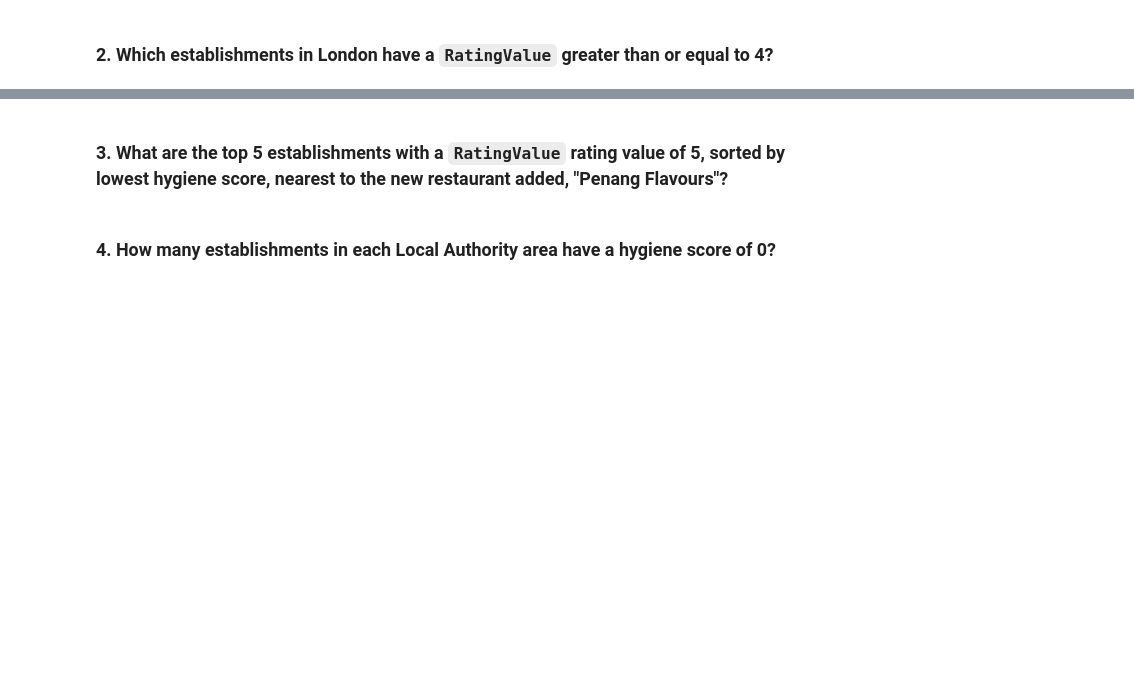
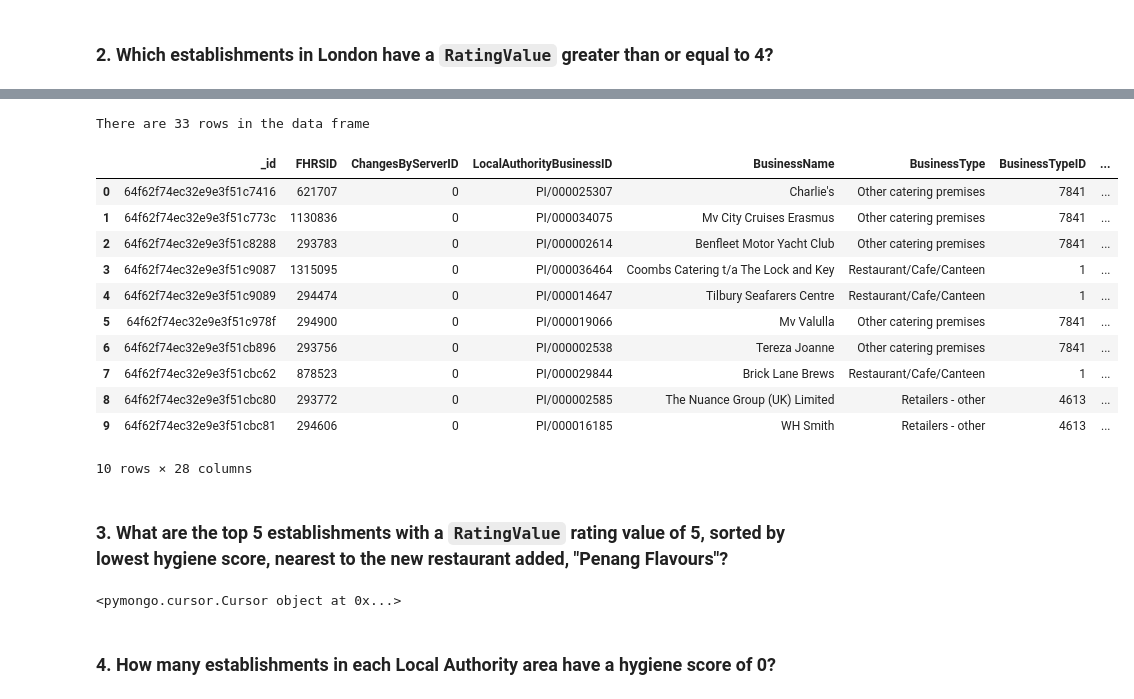
Before and after one commit to nCervantez/nosql-challenge, a Jupyter notebook: NoSQL_analysis_starter.ipynb, the cells around one changed output, grey strips where cells are left out. Cells and saved outputs as stored; diff of their text form; code cells hidden in the pictures; blank space fills up the shorter version.

Commit message:
Corrected code to find establishments in london that have a rating value gte to 4. Set query and sort for the third item. Not populating results

```diff
--- a/NoSQL_analysis_starter.ipynb
+++ b/NoSQL_analysis_starter.ipynb
@@ -47,7 +81,7 @@ results_df.head(10)
 ### 2. Which establishments in London have a `RatingValue` greater than or equal to 4?
 # %%
 # Find the establishments with London as the Local Authority and has a RatingValue greater than or equal to 4.
-query ={'RatingValue': {'$gte' : 4}}
+query ={'LocalAuthorityName': {'$regex': "London\D"}, 'RatingValue': {'$gte': 4}}
 results = list(establishments.find(query))
 # Use count_documents to display the number of documents in the result
 docs = establishments.count_documents(query)
@@ -57,9 +109,24 @@ pprint(results[0])
 # %%
 # Convert the result to a Pandas DataFrame
-
+results_df = pd.DataFrame(results)
 # Display the number of rows in the DataFrame
-
+print(f'There are {len(results_df.index)} rows in the data frame')
 # Display the first 10 rows of the DataFrame
+results_df.head(10)
+# %% [output]
+There are 33 rows in the data frame
+|  | _id | FHRSID | ChangesByServerID | LocalAuthorityBusinessID | BusinessName | BusinessType | BusinessTypeID | ... |
+| 0 | 64f62f74ec32e9e3f51c7416 | 621707 | 0 | PI/000025307 | Charlie's | Other catering premises | 7841 | ... |
+| 1 | 64f62f74ec32e9e3f51c773c | 1130836 | 0 | PI/000034075 | Mv City Cruises Erasmus | Other catering premises | 7841 | ... |
+| 2 | 64f62f74ec32e9e3f51c8288 | 293783 | 0 | PI/000002614 | Benfleet Motor Yacht Club | Other catering premises | 7841 | ... |
+| 3 | 64f62f74ec32e9e3f51c9087 | 1315095 | 0 | PI/000036464 | Coombs Catering t/a The Lock and Key | Restaurant/Cafe/Canteen | 1 | ... |
+| 4 | 64f62f74ec32e9e3f51c9089 | 294474 | 0 | PI/000014647 | Tilbury Seafarers Centre | Restaurant/Cafe/Canteen | 1 | ... |
+| 5 | 64f62f74ec32e9e3f51c978f | 294900 | 0 | PI/000019066 | Mv Valulla | Other catering premises | 7841 | ... |
+| 6 | 64f62f74ec32e9e3f51cb896 | 293756 | 0 | PI/000002538 | Tereza Joanne | Other catering premises | 7841 | ... |
+| 7 | 64f62f74ec32e9e3f51cbc62 | 878523 | 0 | PI/000029844 | Brick Lane Brews | Restaurant/Cafe/Canteen | 1 | ... |
+| 8 | 64f62f74ec32e9e3f51cbc80 | 293772 | 0 | PI/000002585 | The Nuance Group (UK) Limited | Retailers - other | 4613 | ... |
+| 9 | 64f62f74ec32e9e3f51cbc81 | 294606 | 0 | PI/000016185 | WH Smith | Retailers - other | 4613 | ... |
+10 rows × 28 columns
 # %% [markdown]
 ### 3. What are the top 5 establishments with a `RatingValue` rating value of 5, sorted by lowest hygiene score, nearest to the new restaurant added, "Penang Flavours"?
 # %%
@@ -68,13 +135,20 @@ pprint(results[0])
 # Sort by hygiene score
 
 degree_search = 0.01
-latitude =
-longitude =
+latitude = 51.49014200
+longitude = 0.08384000
 
-query =
-sort =
+query = {'RatingValue':5,
+         'geocode.latitude': {'$lte': (latitude + degree_search), '$gte': (latitude - degree_search)},
+         'geocode.longitude': {'$lte': (longitude + degree_search), '$gte': (longitude - degree_search)}}
+sort =  [('scores.Hygiene', 1)]
+limit=5
+# Print the results
+top_5 = establishments.find(query).sort(sort).limit(limit)
 
-# Print the results
+pprint(top_5)
+# %% [output]
+<pymongo.cursor.Cursor object at 0x...>
 # %%
 # Convert result to Pandas DataFrame
 # %% [markdown]
```
Also changed, not shown: parts of 4 cells of this notebook.
